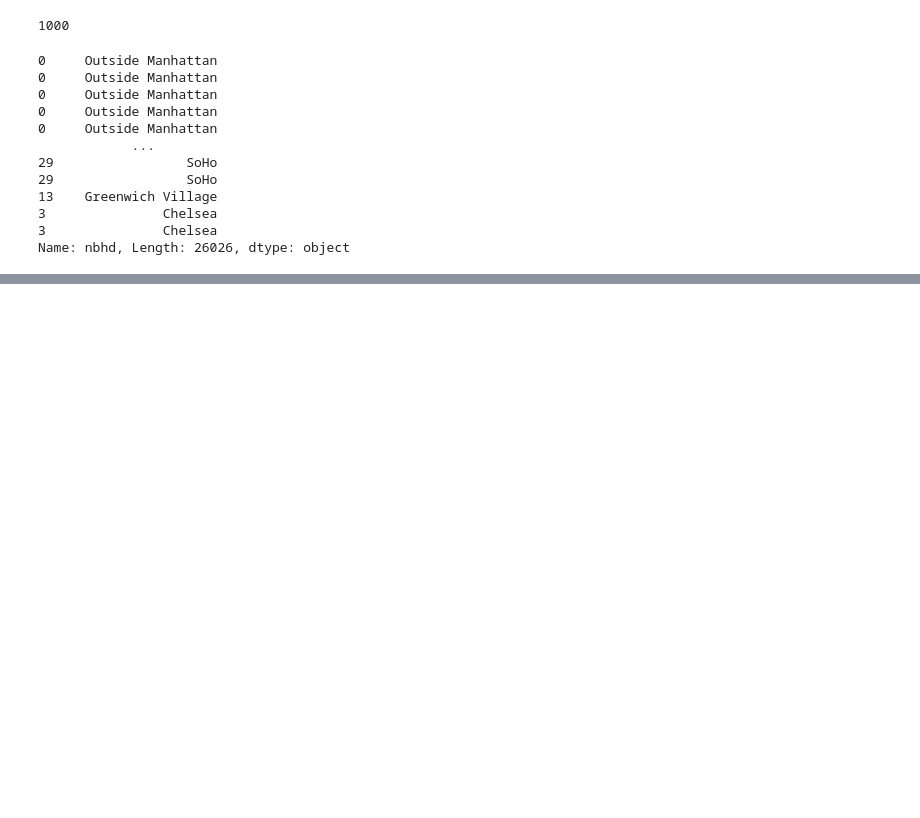
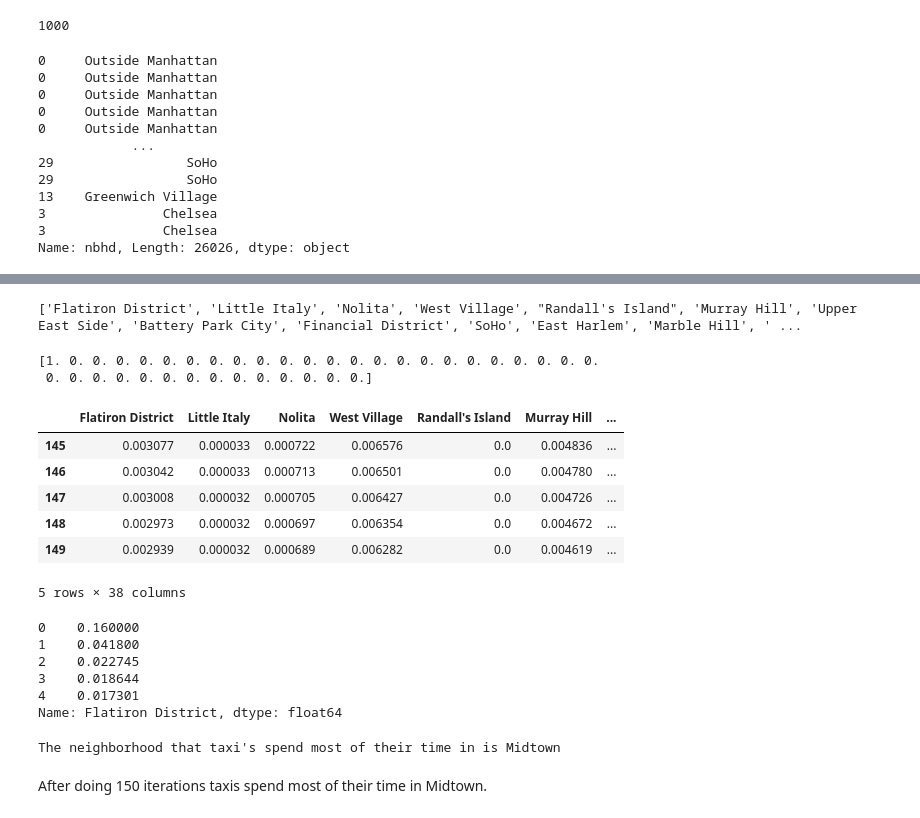
Before and after one commit to MLE-uva/UUAssignment05, a Jupyter notebook: assignment_5.ipynb, the cells around one changed output, grey strips where cells are left out. Drawn from its saved outputs; the diff is of its cells as text; code cells hidden in the pictures; blank space fills up the shorter version.

```diff
--- a/assignment_5.ipynb
+++ b/assignment_5.ipynb
@@ -524,0 +756,10 @@ Name: nbhd, Length: 26026, dtype: object
+# %%
+#Compute the probabilites after 5 trips
+init5 = init
+for i in range(5):
+    init5 = tr_df @ init5
+# %%
+#Compute the probabilites after 10 trips
+init10 = init
+for i in range(10):
+    init10 = tr_df @ init10
@@ -524,0 +791,52 @@ Name: nbhd, Length: 26026, dtype: object
+# %%
+#- Starting at any neighborhood, iterate your forecast until it is no longer changing very much. Where do cabs spend most of their time working in Manhattan?
+print(states)
+for i in range(len(states)):
+    if states[i] == "Flatiron District":
+        s_p = i
+# %% [output]
+['Flatiron District', 'Little Italy', 'Nolita', 'West Village', "Randall's Island", 'Murray Hill', 'Upper East Side', 'Battery Park City', 'Financial District', 'SoHo', 'East Harlem', 'Marble Hill', ' ...
+# %%
+init = np.zeros(len(states)) # a 38 x 38 matrix of zeros
+init[s_p] = 1
+print(init)
+# %% [output]
+[1. 0. 0. 0. 0. 0. 0. 0. 0. 0. 0. 0. 0. 0. 0. 0. 0. 0. 0. 0. 0. 0. 0. 0.
+ 0. 0. 0. 0. 0. 0. 0. 0. 0. 0. 0. 0. 0. 0.]
+# %%
+ManyTrips = []
+
+for i in range(150):
+    init = tr_df @ init
+    ManyTrips.append(init)
+
+VeryManyTrips = pd.DataFrame(ManyTrips)
+VeryManyTrips.tail()
+# %% [output]
+|  | Flatiron District | Little Italy | Nolita | West Village | Randall's Island | Murray Hill | ... |
+| 145 | 0.003077 | 0.000033 | 0.000722 | 0.006576 | 0.0 | 0.004836 | ... |
+| 146 | 0.003042 | 0.000033 | 0.000713 | 0.006501 | 0.0 | 0.004780 | ... |
+| 147 | 0.003008 | 0.000032 | 0.000705 | 0.006427 | 0.0 | 0.004726 | ... |
+| 148 | 0.002973 | 0.000032 | 0.000697 | 0.006354 | 0.0 | 0.004672 | ... |
+| 149 | 0.002939 | 0.000032 | 0.000689 | 0.006282 | 0.0 | 0.004619 | ... |
+5 rows × 38 columns
+# %%
+VeryManyTrips["Flatiron District"]
+# %% [output]
+0    0.160000
+1    0.041800
+2    0.022745
+3    0.018644
+4    0.017301
+Name: Flatiron District, dtype: float64
+# %%
+#To get the neighborhood that taxi cabs are in the most I am going to find the column with the highest value in the last row of the 150 trips
+maxVal = np.max(VeryManyTrips.loc[149,:])
+
+for i in range(len(VeryManyTrips.loc[149,:])):
+    if VeryManyTrips.iloc[149,i] == maxVal:
+        print(f"The neighborhood that taxi's spend most of their time in is", states[i])
+# %% [output]
+The neighborhood that taxi's spend most of their time in is Midtown
+# %% [markdown]
+After doing 150 iterations taxis spend most of their time in Midtown.
```
Also changed, not shown: parts of 22 cells of this notebook.
